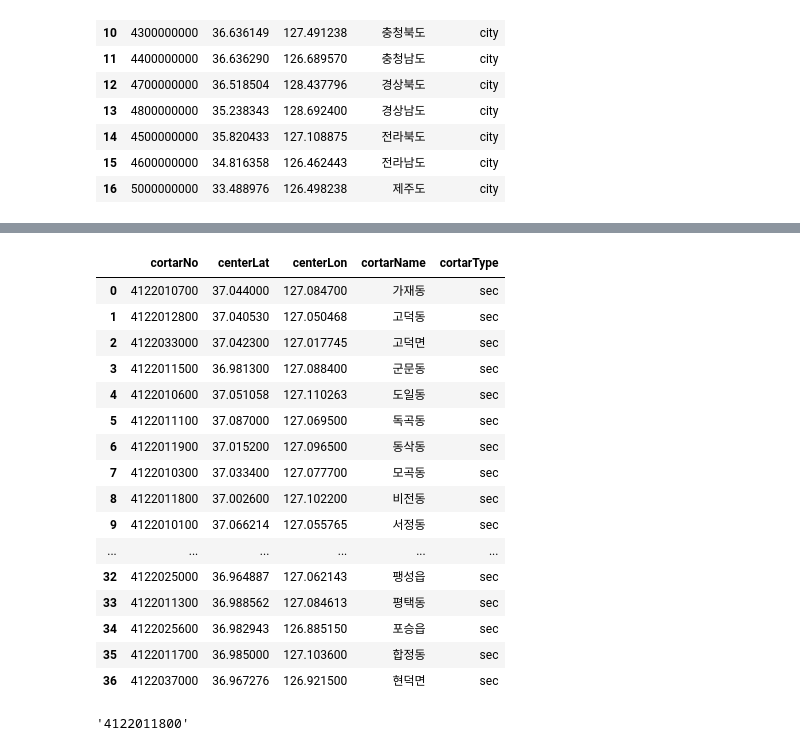
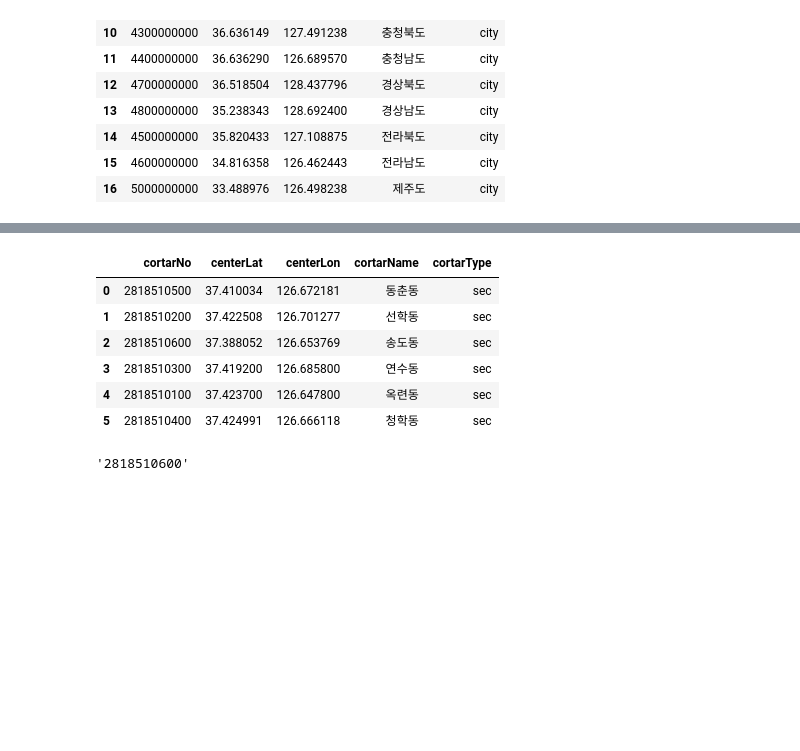
Before and after one commit to dasoll/posting, a Jupyter notebook: source/네이버 부동산.ipynb, the cells around one changed output, grey strips where cells are left out. Drawn from its saved outputs; the diff is of its cells as text; code cells hidden in the pictures; blank space fills up the shorter version.

```diff
--- a/source/네이버 부동산.ipynb
+++ b/source/네이버 부동산.ipynb
@@ -79,45 +73,35 @@ df_gu
 # %%
-tmp_gu = '평택시'
+tmp_gu = '연수구'
 cortar_no_gu = df_gu[df_gu['cortarName'] == tmp_gu].iloc[0,0]
 
 dong_url = f'https://new.land.naver.com/api/regions/list?cortarNo={cortar_no_gu}'
 
 r = requests.get(dong_url, headers={
     "Accept-Encoding": "gzip, deflate, br",
     "Host": "new.land.naver.com",
     "Sec-Fetch-Dest": "empty",
     "Sec-Fetch-Mode": "cors",
     "Sec-Fetch-Site": "same-origin",
     "User-Agent": "Mozilla/5.0 (Macintosh; Intel Mac OS X 10_15_7) AppleWebKit/537.36 (KHTML, like Gecko) Chrome/103.0.0.0 Safari/537.36"
 })
 
 data = r.json()
 df_dong = pd.DataFrame(data['regionList'])
 df_dong
 # %% [output]
 |  | cortarNo | centerLat | centerLon | cortarName | cortarType |
-| 0 | 4122010700 | 37.044000 | 127.084700 | 가재동 | sec |
-| 1 | 4122012800 | 37.040530 | 127.050468 | 고덕동 | sec |
-| 2 | 4122033000 | 37.042300 | 127.017745 | 고덕면 | sec |
-| 3 | 4122011500 | 36.981300 | 127.088400 | 군문동 | sec |
-| 4 | 4122010600 | 37.051058 | 127.110263 | 도일동 | sec |
-| 5 | 4122011100 | 37.087000 | 127.069500 | 독곡동 | sec |
-| 6 | 4122011900 | 37.015200 | 127.096500 | 동삭동 | sec |
-| 7 | 4122010300 | 37.033400 | 127.077700 | 모곡동 | sec |
-| 8 | 4122011800 | 37.002600 | 127.102200 | 비전동 | sec |
-| 9 | 4122010100 | 37.066214 | 127.055765 | 서정동 | sec |
-| ... | ... | ... | ... | ... | ... |
-| 32 | 4122025000 | 36.964887 | 127.062143 | 팽성읍 | sec |
-| 33 | 4122011300 | 36.988562 | 127.084613 | 평택동 | sec |
-| 34 | 4122025600 | 36.982943 | 126.885150 | 포승읍 | sec |
-| 35 | 4122011700 | 36.985000 | 127.103600 | 합정동 | sec |
-| 36 | 4122037000 | 36.967276 | 126.921500 | 현덕면 | sec |
+| 0 | 2818510500 | 37.410034 | 126.672181 | 동춘동 | sec |
+| 1 | 2818510200 | 37.422508 | 126.701277 | 선학동 | sec |
+| 2 | 2818510600 | 37.388052 | 126.653769 | 송도동 | sec |
+| 3 | 2818510300 | 37.419200 | 126.685800 | 연수동 | sec |
+| 4 | 2818510100 | 37.423700 | 126.647800 | 옥련동 | sec |
+| 5 | 2818510400 | 37.424991 | 126.666118 | 청학동 | sec |
 # %%
-tmp_dong = '비전동'
+tmp_dong = '송도동'
 cortar_no_dong = df_dong[df_dong['cortarName'] == tmp_dong].iloc[0,0]
 cortar_no_dong
 # %% [output]
-'4122011800'
+'2818510600'
 # %%
 apt_list_url = f'https://new.land.naver.com/api/regions/complexes?cortarNo={cortar_no_dong}&realEstateType=APT%3AABYG&order='
 
```
Also changed, not shown: parts of 10 cells of this notebook, 3 other files.
